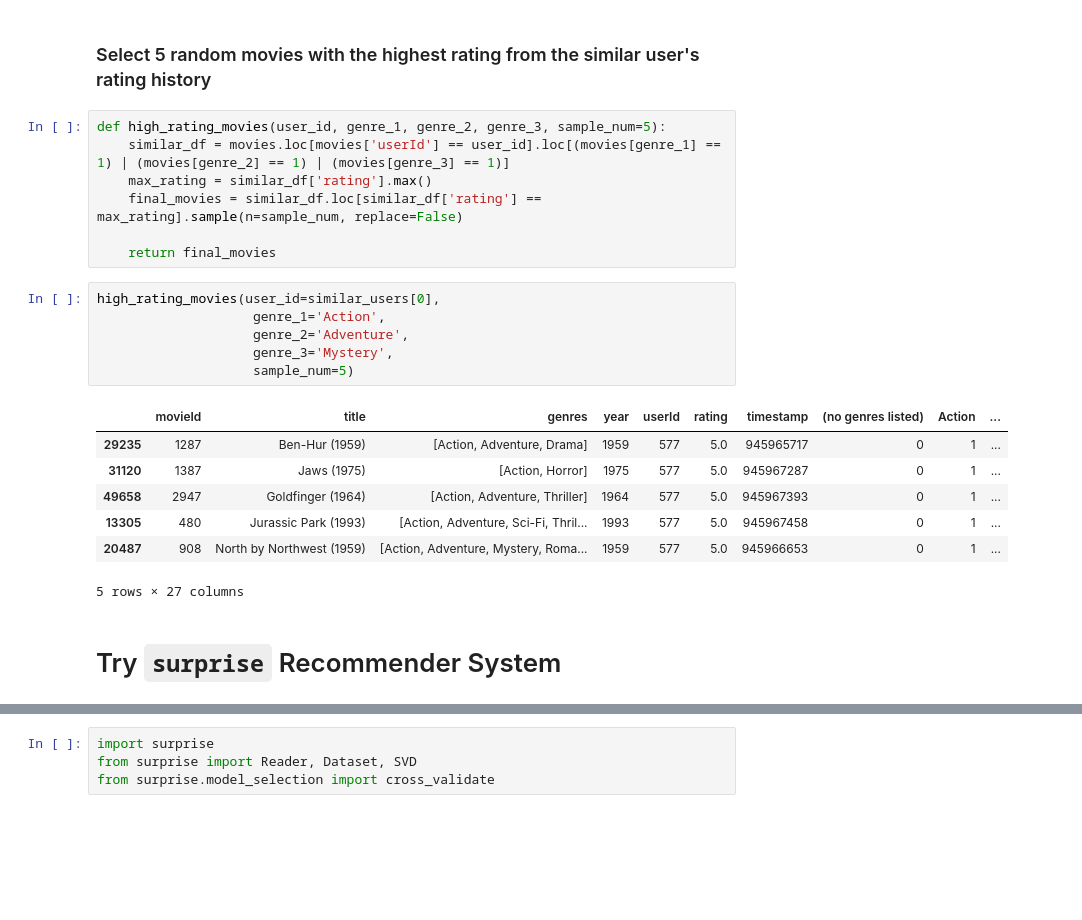
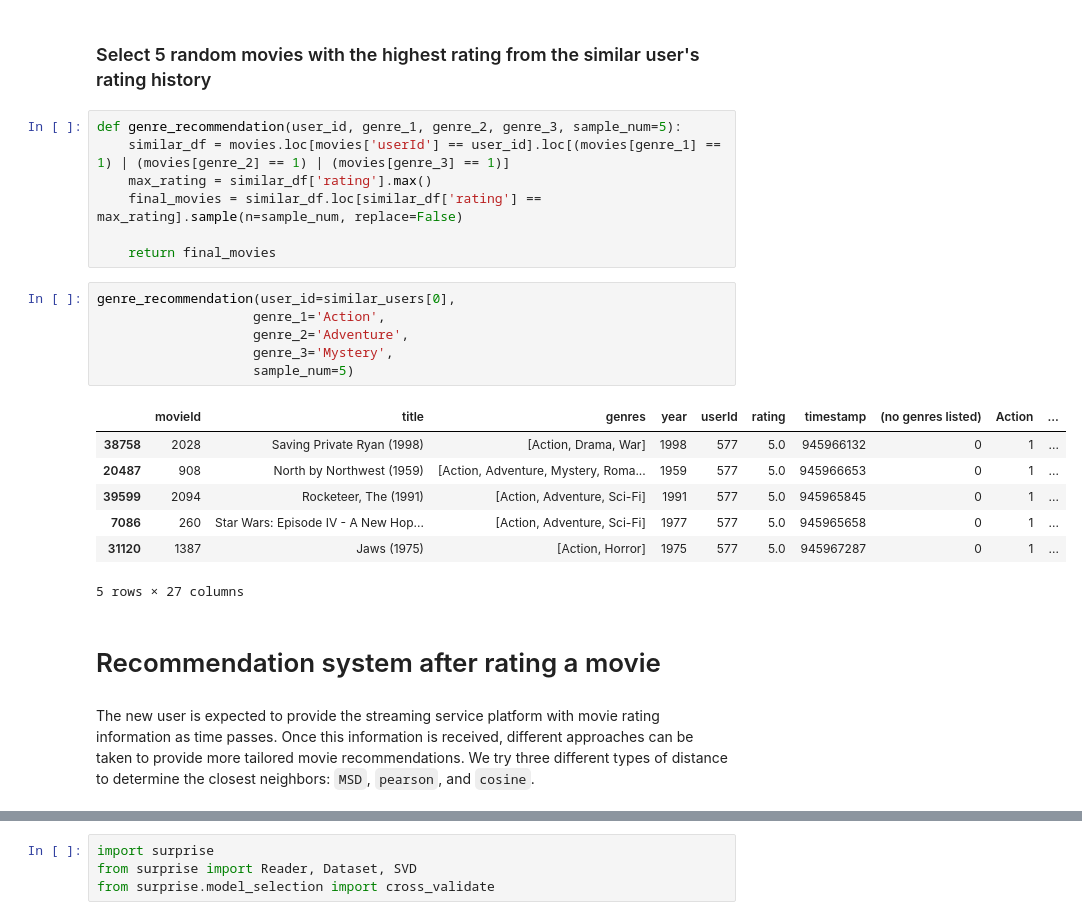
Before and after one commit to simonhui1/Recommendation_Systems, a Jupyter notebook: index.ipynb, the cells around one changed output, grey strips where cells are left out. Cells and saved outputs as stored; diff of their text form; blank space fills up the shorter version.

```diff
--- a/index.ipynb
+++ b/index.ipynb
@@ -387,28 +387,30 @@ similar_users
 # %% [markdown]
 ### Select 5 random movies with the highest rating from the similar user's rating history
 # %%
-def high_rating_movies(user_id, genre_1, genre_2, genre_3, sample_num=5):
+def genre_recommendation(user_id, genre_1, genre_2, genre_3, sample_num=5):
     similar_df = movies.loc[movies['userId'] == user_id].loc[(movies[genre_1] == 1) | (movies[genre_2] == 1) | (movies[genre_3] == 1)]
     max_rating = similar_df['rating'].max()
     final_movies = similar_df.loc[similar_df['rating'] == max_rating].sample(n=sample_num, replace=False)
 
     return final_movies
 # %%
-high_rating_movies(user_id=similar_users[0],
+genre_recommendation(user_id=similar_users[0],
                     genre_1='Action',
                     genre_2='Adventure',
                     genre_3='Mystery',
                     sample_num=5)
 # %% [output]
 |  | movieId | title | genres | year | userId | rating | timestamp | (no genres listed) | Action | ... |
-| 29235 | 1287 | Ben-Hur (1959) | [Action, Adventure, Drama] | 1959 | 577 | 5.0 | 945965717 | 0 | 1 | ... |
+| 38758 | 2028 | Saving Private Ryan (1998) | [Action, Drama, War] | 1998 | 577 | 5.0 | 945966132 | 0 | 1 | ... |
+| 20487 | 908 | North by Northwest (1959) | [Action, Adventure, Mystery, Roma... | 1959 | 577 | 5.0 | 945966653 | 0 | 1 | ... |
+| 39599 | 2094 | Rocketeer, The (1991) | [Action, Adventure, Sci-Fi] | 1991 | 577 | 5.0 | 945965845 | 0 | 1 | ... |
+| 7086 | 260 | Star Wars: Episode IV - A New Hop... | [Action, Adventure, Sci-Fi] | 1977 | 577 | 5.0 | 945965658 | 0 | 1 | ... |
 | 31120 | 1387 | Jaws (1975) | [Action, Horror] | 1975 | 577 | 5.0 | 945967287 | 0 | 1 | ... |
-| 49658 | 2947 | Goldfinger (1964) | [Action, Adventure, Thriller] | 1964 | 577 | 5.0 | 945967393 | 0 | 1 | ... |
-| 13305 | 480 | Jurassic Park (1993) | [Action, Adventure, Sci-Fi, Thril... | 1993 | 577 | 5.0 | 945967458 | 0 | 1 | ... |
-| 20487 | 908 | North by Northwest (1959) | [Action, Adventure, Mystery, Roma... | 1959 | 577 | 5.0 | 945966653 | 0 | 1 | ... |
 5 rows × 27 columns
-# %% [markdown]
-# Try `surprise` Recommender System
+# %% [markdown]
+# Recommendation system after rating a movie
+# %% [markdown]
+The new user is expected to provide the streaming service platform with movie rating information as time passes. Once this information is received, different approaches can be taken to provide more tailored movie recommendations. We try three different types of distance to determine the closest neighbors: `MSD`, `pearson`, and `cosine`.
 # %%
 from surprise.prediction_algorithms.knns import KNNBasic
 from surprise.model_selection import train_test_split
```
Also changed, not shown: parts of 15 cells of this notebook.
